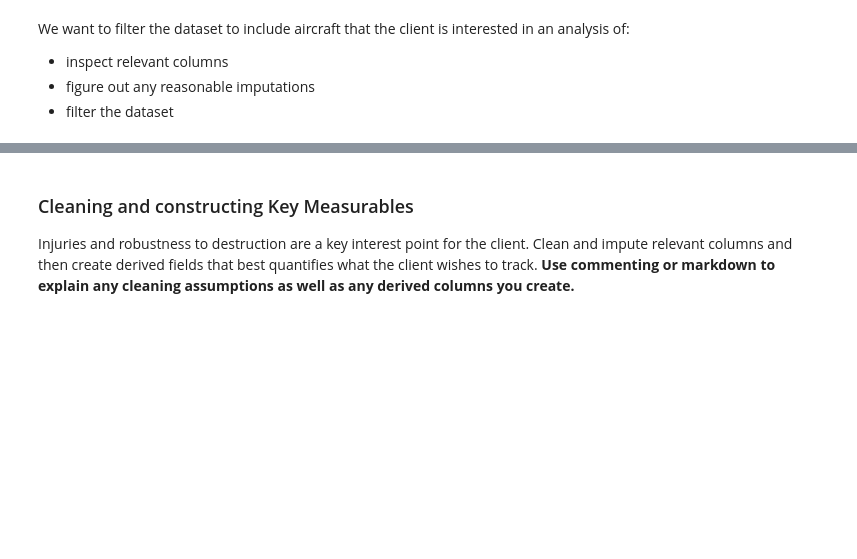
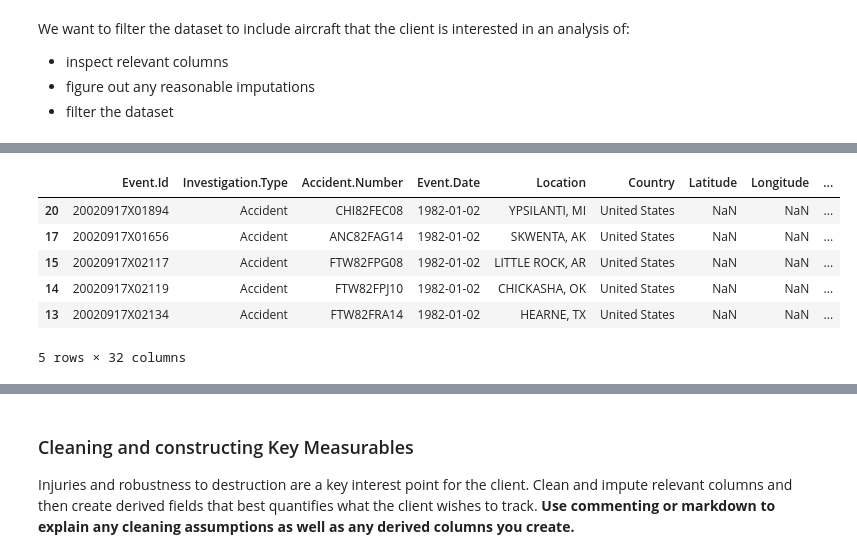
Before and after one commit to ylstha1234/dsc-course0-m8-lab, a Jupyter notebook: Aviation_Accidents_Cleaning.ipynb, the cells around one changed output, grey strips where cells are left out. Saved outputs shown, nothing was run; the diff lists cells and outputs as text; code cells hidden in the pictures; blank space fills up the shorter version.

```diff
--- a/Aviation_Accidents_Cleaning.ipynb
+++ b/Aviation_Accidents_Cleaning.ipynb
@@ -34,0 +135,4 @@ We want to filter the dataset to include aircraft that the client is interested
+# %%
+# Fill missing values in 'Aircraft.Category' with 'Airplane' and check updated category counts
+aviation_df['Aircraft.Category'].fillna('Airplane', inplace=True)
+aviation_df['Aircraft.Category'].value_counts()
@@ -34,0 +163,4 @@ We want to filter the dataset to include aircraft that the client is interested
+# %%
+# Check datatypes and non-null values
+air_df = aviation_df[aviation_df['Aircraft.Category'] == 'Airplane']
+air_df.info()
@@ -34,0 +194,4 @@ We want to filter the dataset to include aircraft that the client is interested
+# %%
+# Filter amateur built
+air_df = air_df[air_df['Amateur.Built'] == 'No']
+air_df.info()
@@ -34,0 +216,18 @@ We want to filter the dataset to include aircraft that the client is interested
+# %%
+# Event.Date
+# # Drop rows with missing publication dates, convert to datetime, sort by date, and filter reports after 1983
+air_df = air_df.dropna(subset=['Publication.Date'])
+air_df['Report_Date'] = pd.to_datetime(air_df['Publication.Date'])
+air_df = air_df.sort_values(by = ['Report_Date'])
+air_df = air_df[air_df['Report_Date']>'1983']
+# %%
+# Display the dataset
+air_df.head()
+# %% [output]
+|  | Event.Id | Investigation.Type | Accident.Number | Event.Date | Location | Country | Latitude | Longitude | ... |
+| 20 | 20020917X01894 | Accident | CHI82FEC08 | 1982-01-02 | YPSILANTI, MI | United States | NaN | NaN | ... |
+| 17 | 20020917X01656 | Accident | ANC82FAG14 | 1982-01-02 | SKWENTA, AK | United States | NaN | NaN | ... |
+| 15 | 20020917X02117 | Accident | FTW82FPG08 | 1982-01-02 | LITTLE ROCK, AR | United States | NaN | NaN | ... |
+| 14 | 20020917X02119 | Accident | FTW82FPJ10 | 1982-01-02 | CHICKASHA, OK | United States | NaN | NaN | ... |
+| 13 | 20020917X02134 | Accident | FTW82FRA14 | 1982-01-02 | HEARNE, TX | United States | NaN | NaN | ... |
+5 rows × 32 columns
```
Also changed, not shown: parts of 41 cells of this notebook, 1 other file.
